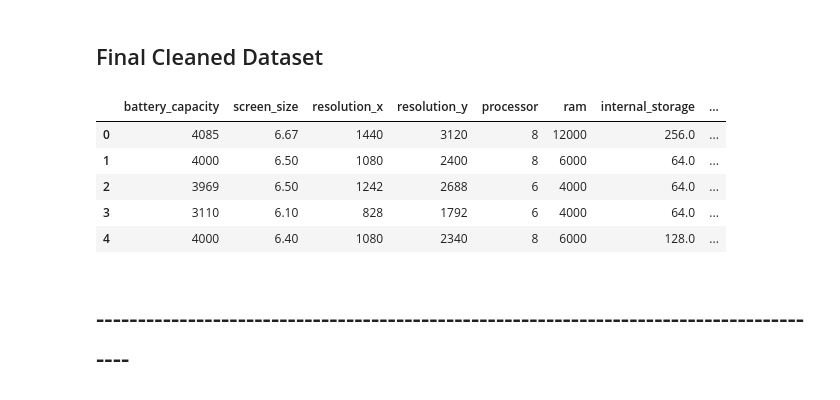
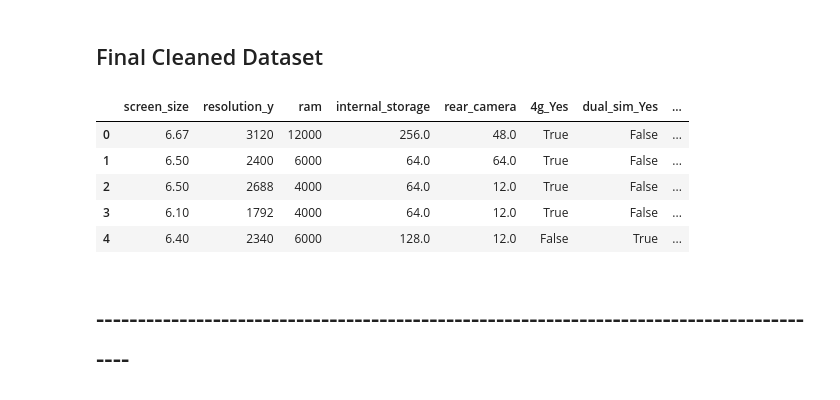
Before and after one commit to xubin0/SC1015_FDDB_Team4, a Jupyter notebook: SC1015 Project Final.ipynb, the cells around one changed output. Saved outputs shown, nothing was run; the diff lists cells and outputs as text; code cells hidden in the pictures.

```diff
--- a/SC1015 Project Final.ipynb
+++ b/SC1015 Project Final.ipynb
@@ -401,15 +401,15 @@ cat_data_cleaned.head()
 # %% [markdown]
 ## Final Cleaned Dataset
 # %%
-cleaned_data = pd.concat([num_data, cat_data_cleaned, response_sgd], axis=1)
+cleaned_data = pd.concat([num_data_cleaned, cat_data_cleaned, response_sgd], axis=1)
 cleaned_data.head()
 # %% [output]
-|  | battery_capacity | screen_size | resolution_x | resolution_y | processor | ram | internal_storage | ... |
-| 0 | 4085 | 6.67 | 1440 | 3120 | 8 | 12000 | 256.0 | ... |
-| 1 | 4000 | 6.50 | 1080 | 2400 | 8 | 6000 | 64.0 | ... |
-| 2 | 3969 | 6.50 | 1242 | 2688 | 6 | 4000 | 64.0 | ... |
-| 3 | 3110 | 6.10 | 828 | 1792 | 6 | 4000 | 64.0 | ... |
-| 4 | 4000 | 6.40 | 1080 | 2340 | 8 | 6000 | 128.0 | ... |
+|  | screen_size | resolution_y | ram | internal_storage | rear_camera | 4g_Yes | dual_sim_Yes | ... |
+| 0 | 6.67 | 3120 | 12000 | 256.0 | 48.0 | True | False | ... |
+| 1 | 6.50 | 2400 | 6000 | 64.0 | 64.0 | True | False | ... |
+| 2 | 6.50 | 2688 | 4000 | 64.0 | 12.0 | True | False | ... |
+| 3 | 6.10 | 1792 | 4000 | 64.0 | 12.0 | True | False | ... |
+| 4 | 6.40 | 2340 | 6000 | 128.0 | 12.0 | False | True | ... |
 # %% [markdown]
 # -----------------------------------------------------------------------------------------
 # %% [markdown]
```
Also changed, not shown: parts of 8 cells of this notebook.
